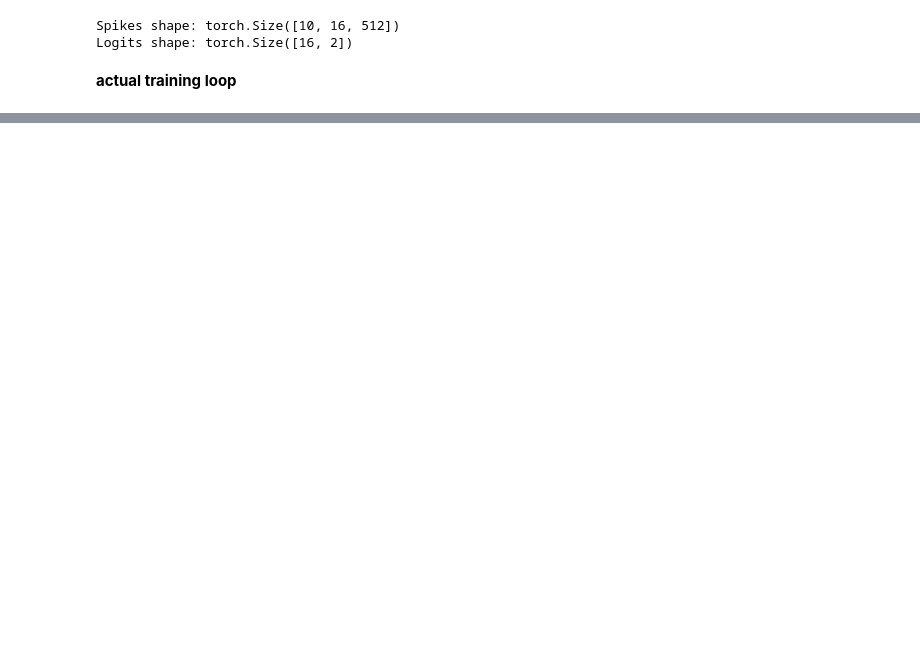
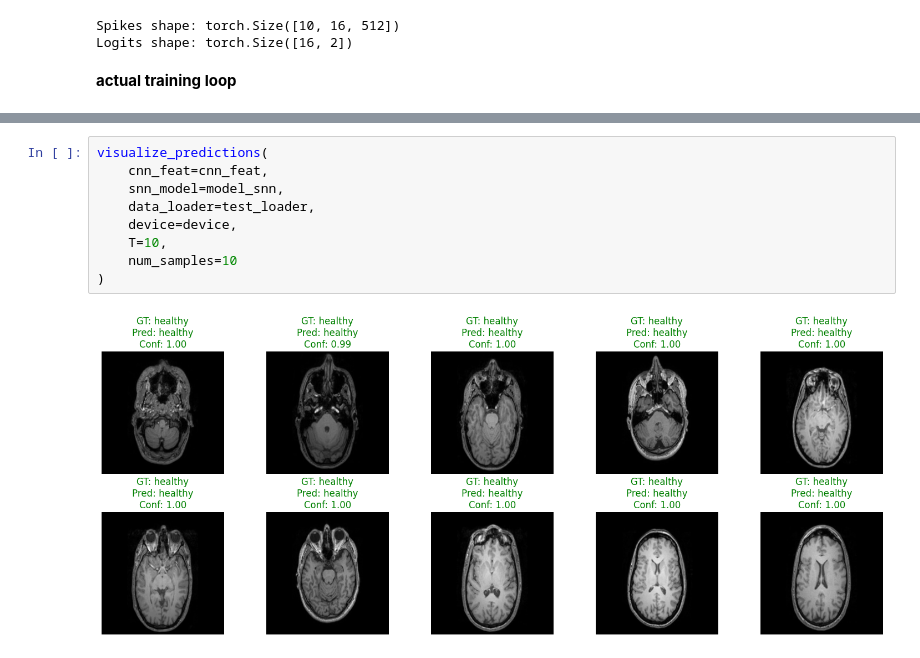
Before and after one commit to avi-nauty/CRIMF-SNN-Project, a Jupyter notebook: crimf-snn-project-draft3.ipynb, the cells around one changed output, grey strips where cells are left out. Saved outputs shown, nothing was run; the diff lists cells and outputs as text; blank space fills up the shorter version.

```diff
--- a/crimf-snn-project-draft3.ipynb
+++ b/crimf-snn-project-draft3.ipynb
@@ -645,0 +763,11 @@ tensor([[10.,  0.],
+# %%
+visualize_predictions(
+    cnn_feat=cnn_feat,
+    snn_model=model_snn,
+    data_loader=test_loader,
+    device=device,
+    T=10,
+    num_samples=10
+)
+# %% [output]
+[figure, added]
```
Also changed, not shown: parts of 16 cells of this notebook.
